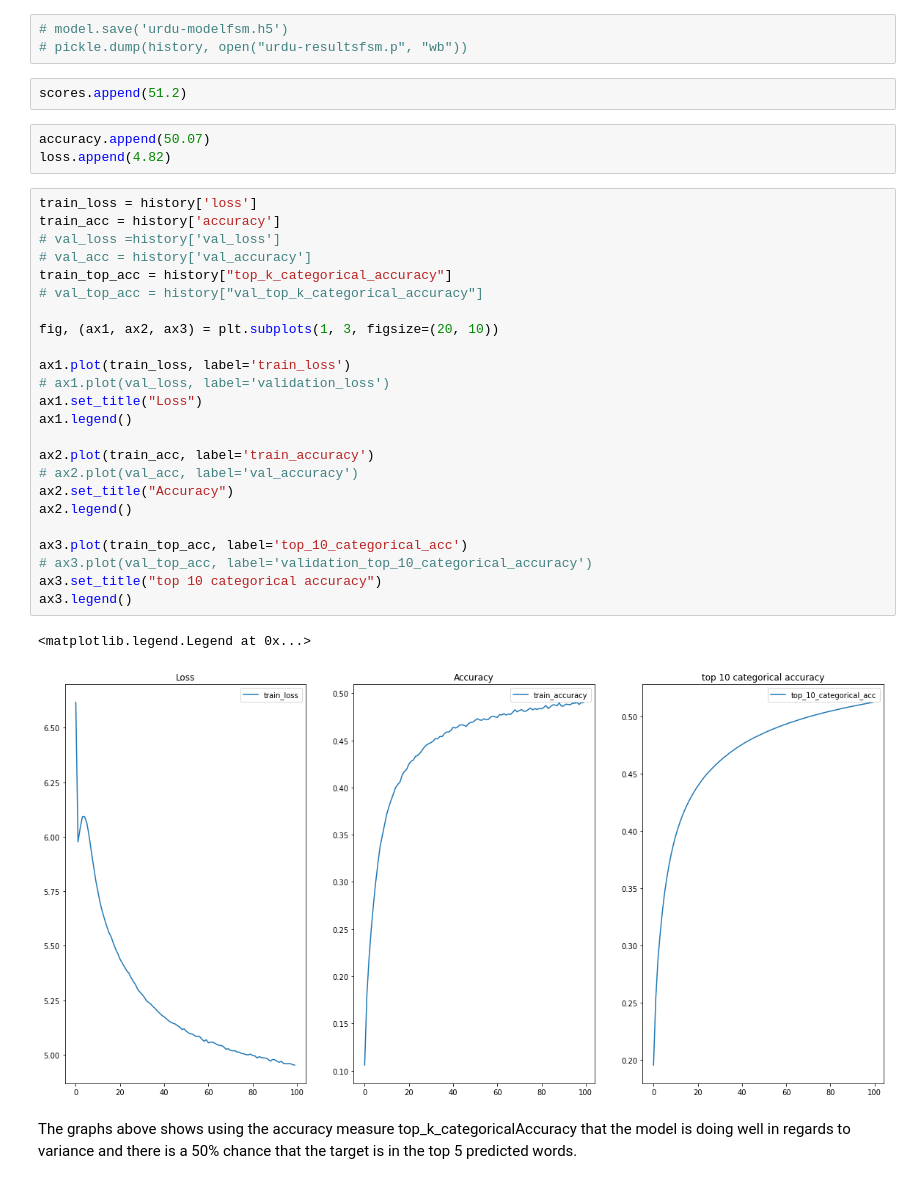
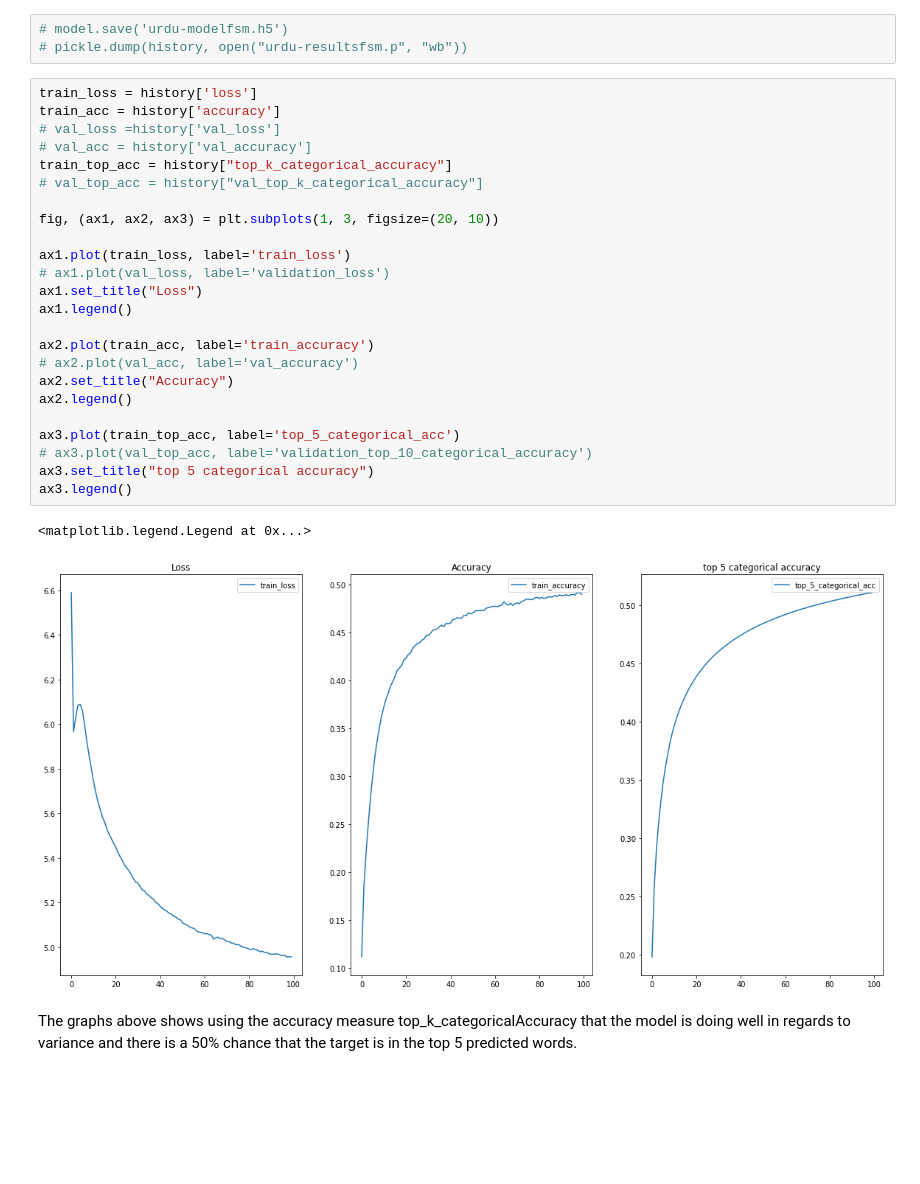
Before and after one commit to VaneezaAhmad/Text-Prediction, a Jupyter notebook: Urdu_predictive_text.ipynb, the cells around one changed output. Saved outputs shown, nothing was run; the diff lists cells and outputs as text; blank space fills up the shorter version.

```diff
--- a/Urdu_predictive_text.ipynb
+++ b/Urdu_predictive_text.ipynb
@@ -379,38 +331,33 @@ Epoch 00100: loss improved from 4.95457 to 4.95223, saving model to nextword1.h5
 # %%
 # model.save('urdu-modelfsm.h5')
 # pickle.dump(history, open("urdu-resultsfsm.p", "wb"))
-# %%
-scores.append(51.2)
-# %%
-accuracy.append(50.07)
-loss.append(4.82)
 # %%
 train_loss = history['loss']
 train_acc = history['accuracy']
 # val_loss =history['val_loss']
 # val_acc = history['val_accuracy']
 train_top_acc = history["top_k_categorical_accuracy"]
 # val_top_acc = history["val_top_k_categorical_accuracy"]
 
 fig, (ax1, ax2, ax3) = plt.subplots(1, 3, figsize=(20, 10))
 
 ax1.plot(train_loss, label='train_loss')
 # ax1.plot(val_loss, label='validation_loss')
 ax1.set_title("Loss")
 ax1.legend()
 
 ax2.plot(train_acc, label='train_accuracy')
 # ax2.plot(val_acc, label='val_accuracy')
 ax2.set_title("Accuracy")
 ax2.legend()
 
-ax3.plot(train_top_acc, label='top_10_categorical_acc')
+ax3.plot(train_top_acc, label='top_5_categorical_acc')
 # ax3.plot(val_top_acc, label='validation_top_10_categorical_accuracy')
-ax3.set_title("top 10 categorical accuracy")
+ax3.set_title("top 5 categorical accuracy")
 ax3.legend()
 # %% [output]
 <matplotlib.legend.Legend at 0x...>
-[figure, old version]
+[figure, new version]
 # %% [markdown]
 The graphs above shows using the accuracy measure top_k_categoricalAccuracy that the model is doing well in regards to variance and there is a 50% chance that the target is in the top 5 predicted words.
 # %% [markdown]
```
Also changed, not shown: parts of 85 cells of this notebook.
